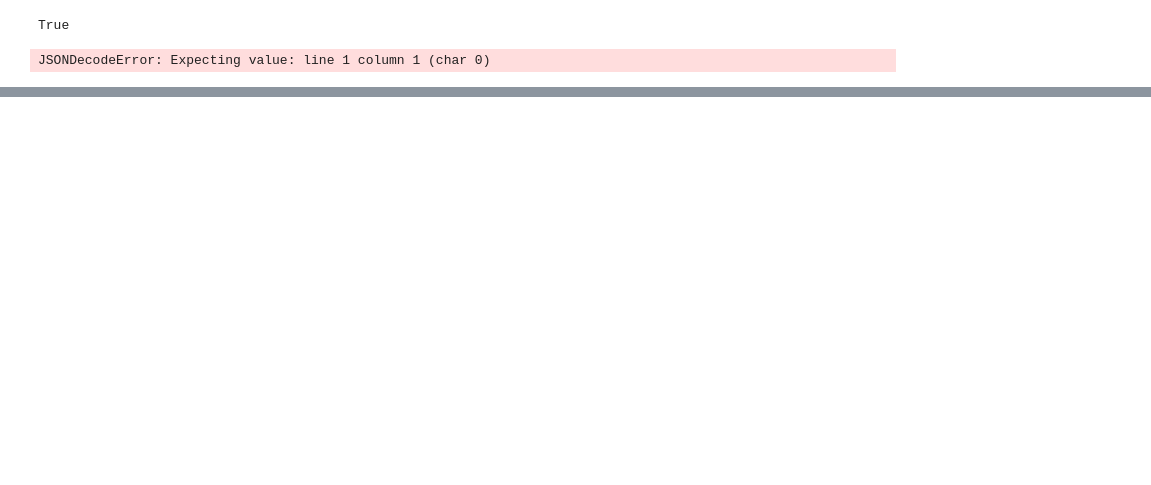
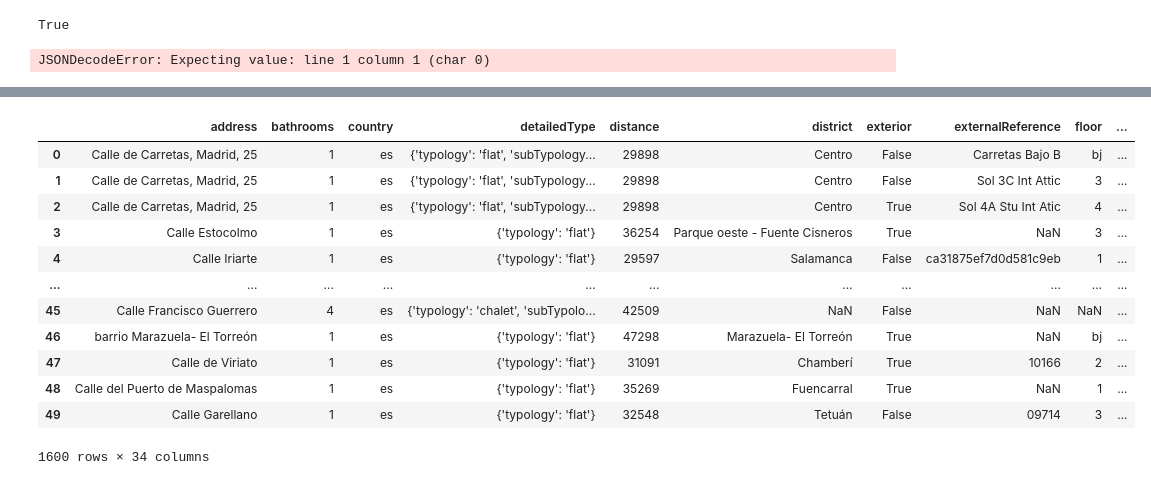
Before and after one commit to Jpereza24/SearchBestRent, a Jupyter notebook: Untitled.ipynb, the cells around one changed output, grey strips where cells are left out. Cells and saved outputs as stored; diff of their text form; code cells hidden in the pictures; blank space fills up the shorter version.

```diff
--- a/Untitled.ipynb
+++ b/Untitled.ipynb
@@ -23,7 +23,7 @@ distance = '60000'
 sort = 'desc'
 
 df_tot = pd.DataFrame()
-limit = 20
+limit = 200
 
 for i in range(1,limit):
     url = ('https://api.idealista.com/3.5/'+country+'/search?operation='+operation+#"&locale="+locale+
@@ -47,0 +45,18 @@ JSONDecodeError: Expecting value: line 1 column 1 (char 0)
+# %%
+df_tot2 = df_tot.copy()
+# %%
+df_tot2
+# %% [output]
+|  | address | bathrooms | country | detailedType | distance | district | exterior | externalReference | floor | ... |
+| 0 | Calle de Carretas, Madrid, 25 | 1 | es | {'typology': 'flat', 'subTypology... | 29898 | Centro | False | Carretas Bajo B | bj | ... |
+| 1 | Calle de Carretas, Madrid, 25 | 1 | es | {'typology': 'flat', 'subTypology... | 29898 | Centro | False | Sol 3C Int Attic | 3 | ... |
+| 2 | Calle de Carretas, Madrid, 25 | 1 | es | {'typology': 'flat', 'subTypology... | 29898 | Centro | True | Sol 4A Stu Int Atic | 4 | ... |
+| 3 | Calle Estocolmo | 1 | es | {'typology': 'flat'} | 36254 | Parque oeste - Fuente Cisneros | True | NaN | 3 | ... |
+| 4 | Calle Iriarte | 1 | es | {'typology': 'flat'} | 29597 | Salamanca | False | ca31875ef7d0d581c9eb | 1 | ... |
+| ... | ... | ... | ... | ... | ... | ... | ... | ... | ... | ... |
+| 45 | Calle Francisco Guerrero | 4 | es | {'typology': 'chalet', 'subTypolo... | 42509 | NaN | False | NaN | NaN | ... |
+| 46 | barrio Marazuela- El Torreón | 1 | es | {'typology': 'flat'} | 47298 | Marazuela- El Torreón | True | NaN | bj | ... |
+| 47 | Calle de Viriato | 1 | es | {'typology': 'flat'} | 31091 | Chamberí | True | 10166 | 2 | ... |
+| 48 | Calle del Puerto de Maspalomas | 1 | es | {'typology': 'flat'} | 35269 | Fuencarral | True | NaN | 1 | ... |
+| 49 | Calle Garellano | 1 | es | {'typology': 'flat'} | 32548 | Tetuán | False | 09714 | 3 | ... |
+1600 rows × 34 columns
```
Also changed, not shown: parts of 2 cells of this notebook, 1 other file.
